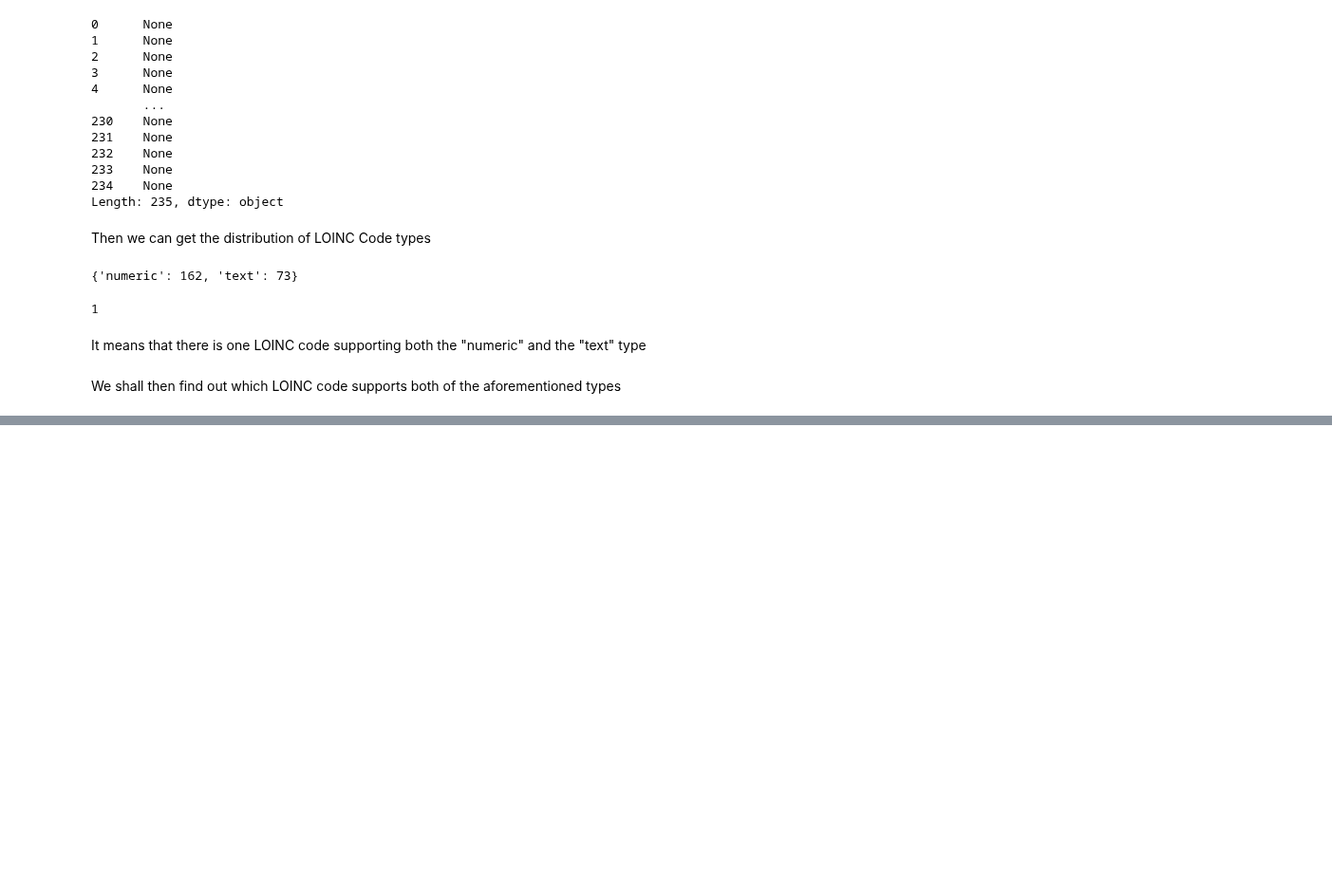
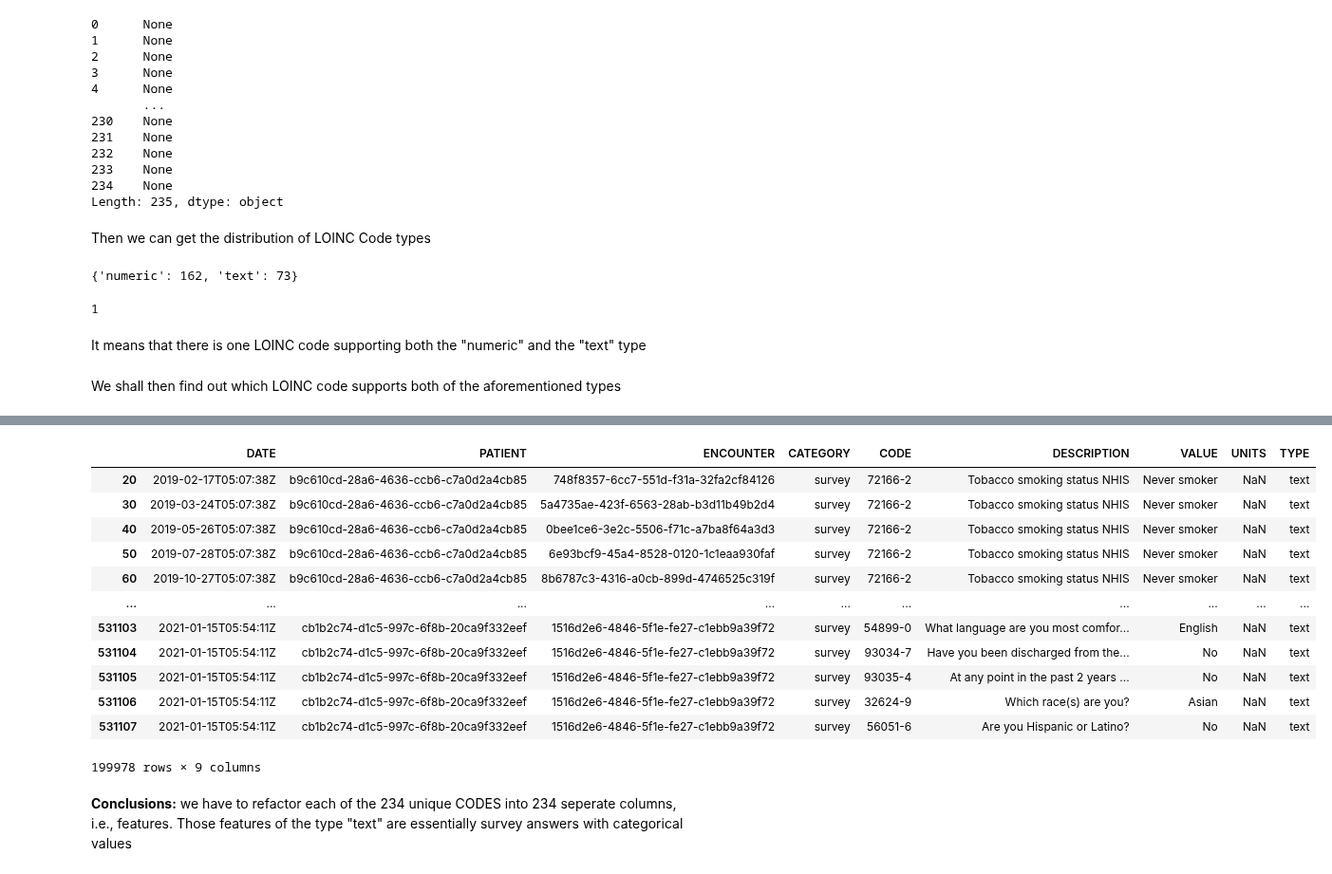
Before and after one commit to Orthologues/VAEQL_plus_Imputation, a Jupyter notebook: data_exploration.ipynb, the cells around one changed output, grey strips where cells are left out. Shown at 95% size. Drawn from its saved outputs; the diff is of its cells as text; code cells hidden in the pictures; blank space fills up the shorter version.

```diff
--- a/data_exploration.ipynb
+++ b/data_exploration.ipynb
@@ -1658,0 +1787,18 @@ We shall then find out which LOINC code supports both of the aforementioned type
+# %%
+synthea_1k_observations_df.loc[synthea_1k_observations_df['TYPE']=="text"]
+# %% [output]
+|  | DATE | PATIENT | ENCOUNTER | CATEGORY | CODE | DESCRIPTION | VALUE | UNITS | TYPE |
+| 20 | 2019-02-17T05:07:38Z | b9c610cd-28a6-4636-ccb6-c7a0d2a4cb85 | 748f8357-6cc7-551d-f31a-32fa2cf84126 | survey | 72166-2 | Tobacco smoking status NHIS | Never smoker | NaN | text |
+| 30 | 2019-03-24T05:07:38Z | b9c610cd-28a6-4636-ccb6-c7a0d2a4cb85 | 5a4735ae-423f-6563-28ab-b3d11b49b2d4 | survey | 72166-2 | Tobacco smoking status NHIS | Never smoker | NaN | text |
+| 40 | 2019-05-26T05:07:38Z | b9c610cd-28a6-4636-ccb6-c7a0d2a4cb85 | 0bee1ce6-3e2c-5506-f71c-a7ba8f64a3d3 | survey | 72166-2 | Tobacco smoking status NHIS | Never smoker | NaN | text |
+| 50 | 2019-07-28T05:07:38Z | b9c610cd-28a6-4636-ccb6-c7a0d2a4cb85 | 6e93bcf9-45a4-8528-0120-1c1eaa930faf | survey | 72166-2 | Tobacco smoking status NHIS | Never smoker | NaN | text |
+| 60 | 2019-10-27T05:07:38Z | b9c610cd-28a6-4636-ccb6-c7a0d2a4cb85 | 8b6787c3-4316-a0cb-899d-4746525c319f | survey | 72166-2 | Tobacco smoking status NHIS | Never smoker | NaN | text |
+| ... | ... | ... | ... | ... | ... | ... | ... | ... | ... |
+| 531103 | 2021-01-15T05:54:11Z | cb1b2c74-d1c5-997c-6f8b-20ca9f332eef | 1516d2e6-4846-5f1e-fe27-c1ebb9a39f72 | survey | 54899-0 | What language are you most comfor... | English | NaN | text |
+| 531104 | 2021-01-15T05:54:11Z | cb1b2c74-d1c5-997c-6f8b-20ca9f332eef | 1516d2e6-4846-5f1e-fe27-c1ebb9a39f72 | survey | 93034-7 | Have you been discharged from the... | No | NaN | text |
+| 531105 | 2021-01-15T05:54:11Z | cb1b2c74-d1c5-997c-6f8b-20ca9f332eef | 1516d2e6-4846-5f1e-fe27-c1ebb9a39f72 | survey | 93035-4 | At any point in the past 2 years ... | No | NaN | text |
+| 531106 | 2021-01-15T05:54:11Z | cb1b2c74-d1c5-997c-6f8b-20ca9f332eef | 1516d2e6-4846-5f1e-fe27-c1ebb9a39f72 | survey | 32624-9 | Which race(s) are you? | Asian | NaN | text |
+| 531107 | 2021-01-15T05:54:11Z | cb1b2c74-d1c5-997c-6f8b-20ca9f332eef | 1516d2e6-4846-5f1e-fe27-c1ebb9a39f72 | survey | 56051-6 | Are you Hispanic or Latino? | No | NaN | text |
+199978 rows × 9 columns
+# %% [markdown]
+<b>Conclusions:</b> we have to refactor each of the 234 unique CODES into 234 seperate columns, i.e., features. Those features of the type "text" are essentially survey answers with categorical values
```
Also changed, not shown: parts of 19 cells of this notebook.
